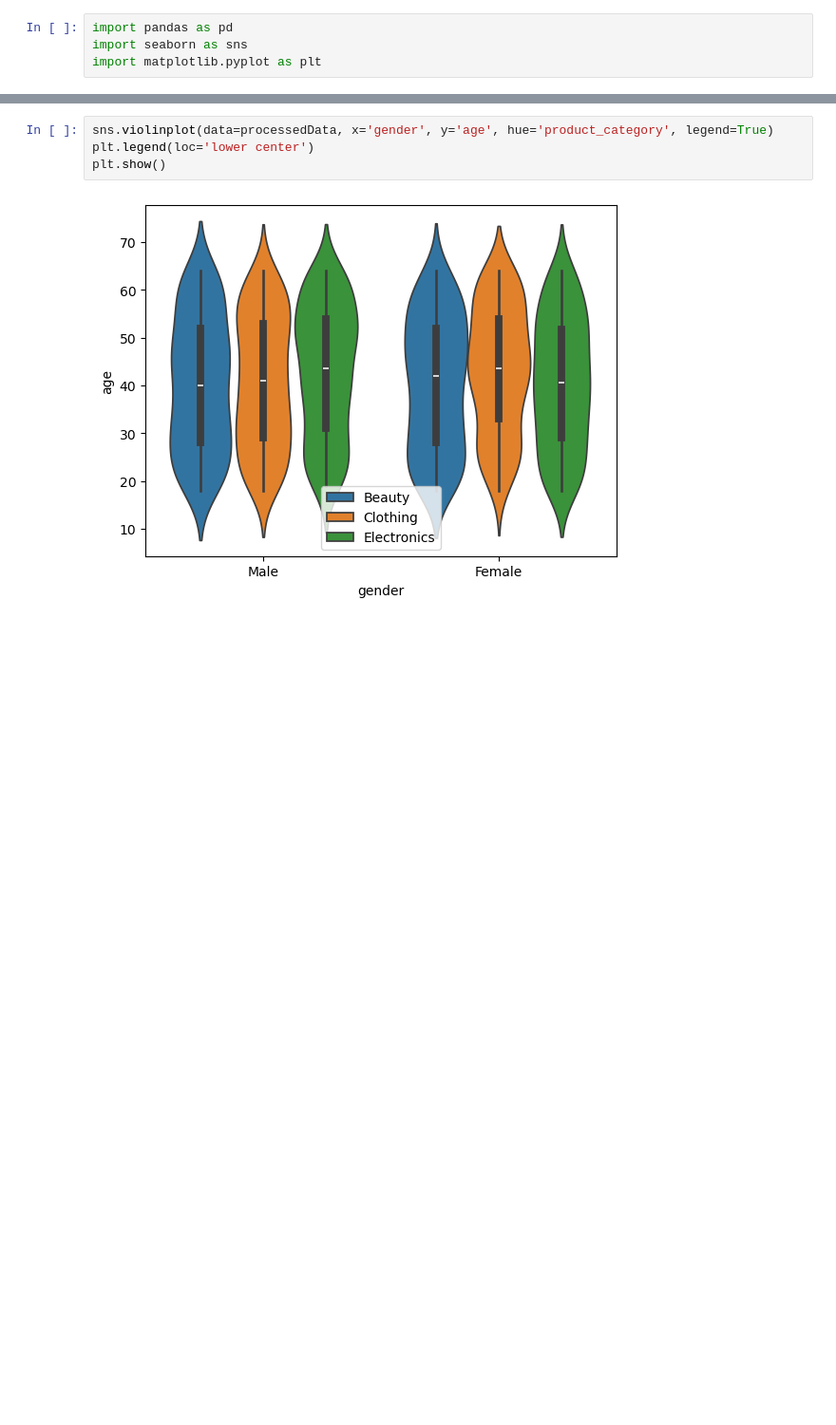
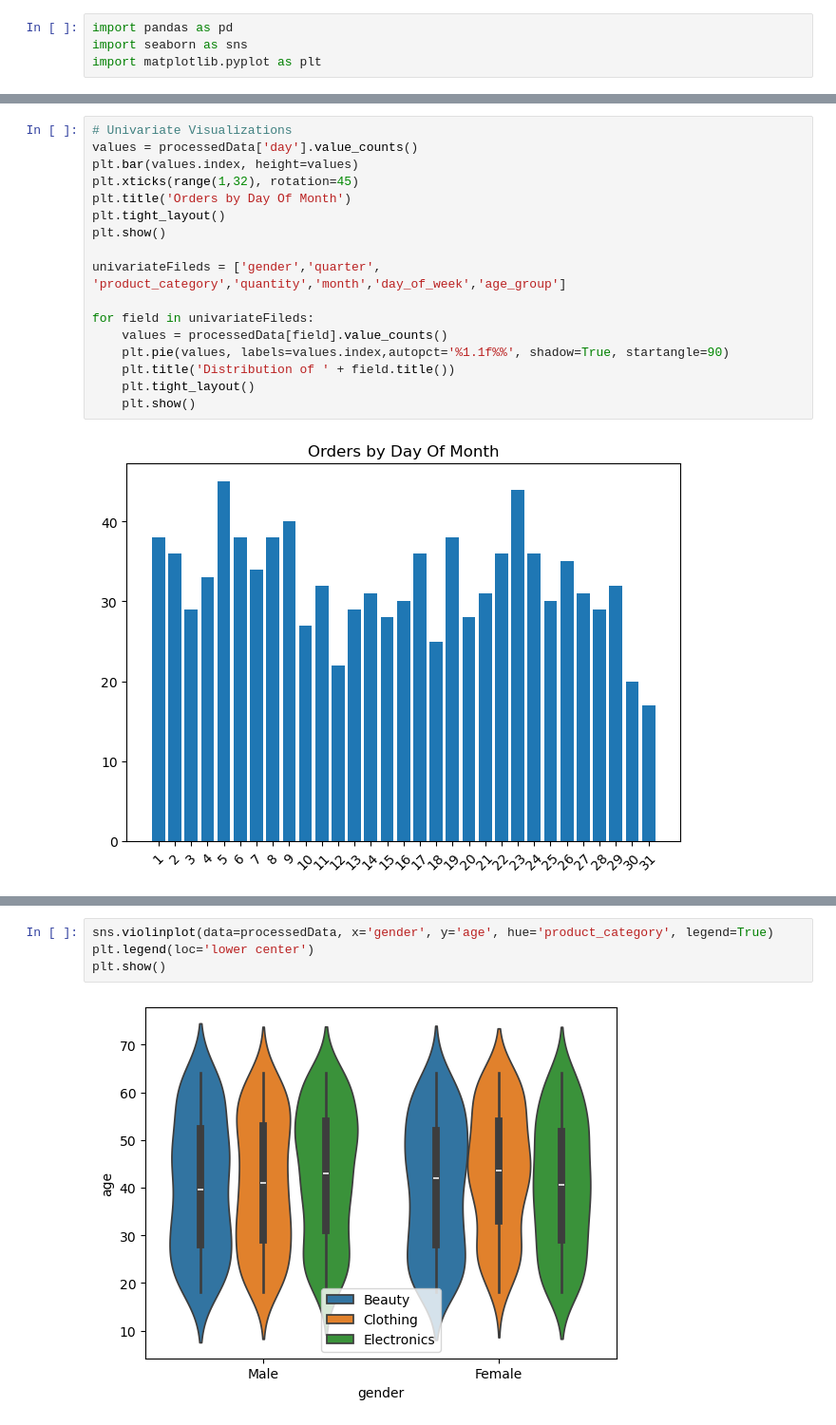
Before and after one commit to WatsonWBlair/cs667, a Jupyter notebook: Projects/EDA/data_visualization.ipynb, the cells around one changed output, grey strips where cells are left out. Shown at 95% size. Drawn from its saved outputs; the diff is of its cells as text; blank space fills up the shorter version.

Commit message:
chore: adds visualizations

```diff
--- a/Projects/EDA/data_visualization.ipynb
+++ b/Projects/EDA/data_visualization.ipynb
@@ -17,0 +18,19 @@ print(processedData.head().to_markdown())
+# %%
+# Univariate Visualizations
+values = processedData['day'].value_counts()
+plt.bar(values.index, height=values)
+plt.xticks(range(1,32), rotation=45)
+plt.title('Orders by Day Of Month')
+plt.tight_layout()
+plt.show()
+
+univariateFileds = ['gender','quarter', 'product_category','quantity','month','day_of_week','age_group']
+
+for field in univariateFileds:
+    values = processedData[field].value_counts()
+    plt.pie(values, labels=values.index,autopct='%1.1f%%', shadow=True, startangle=90)
+    plt.title('Distribution of ' + field.title())
+    plt.tight_layout()
+    plt.show()
+# %% [output]
+[figure, added]
```
Also changed, not shown: parts of 9 cells of this notebook, 13 other files.
